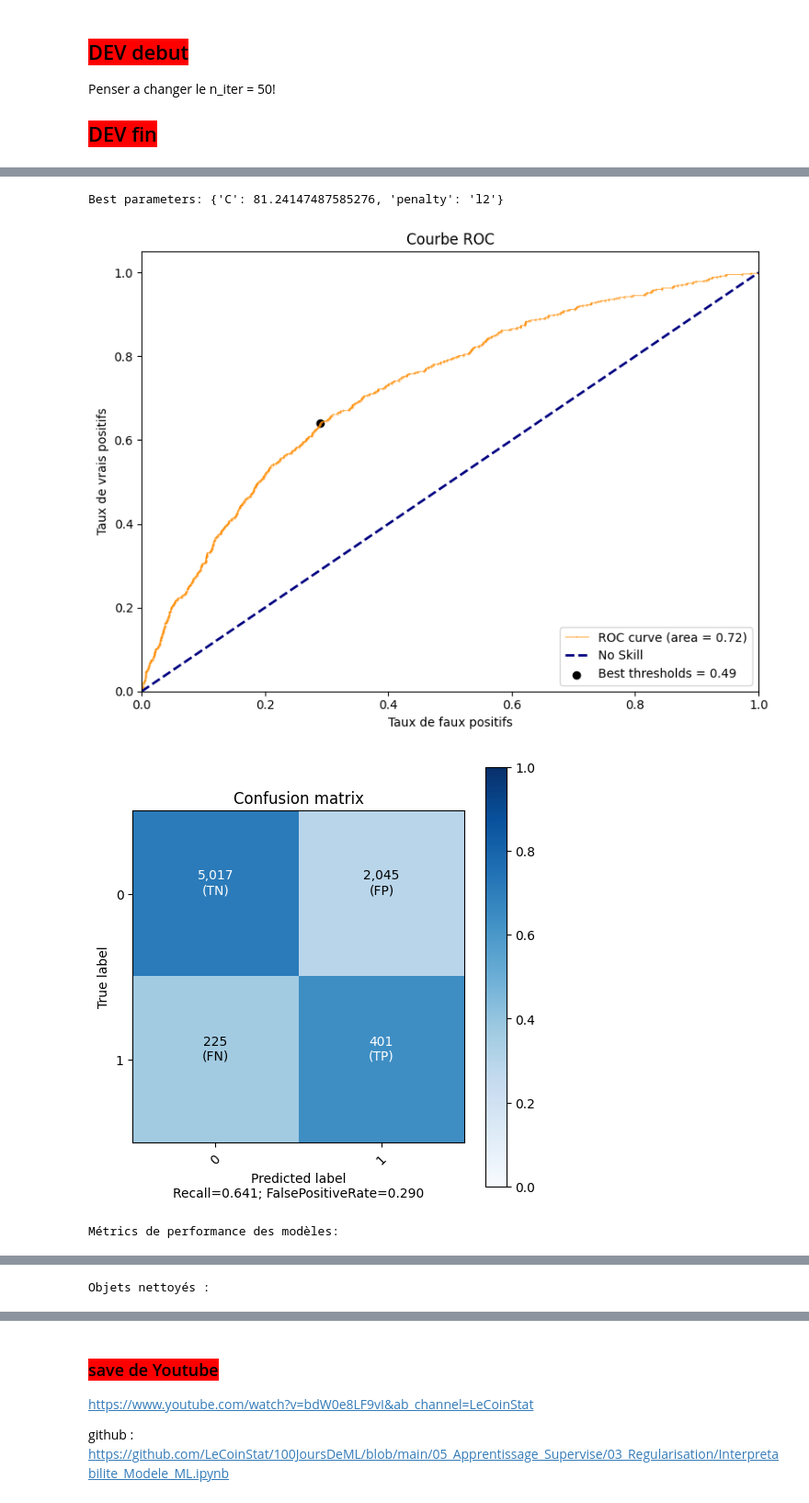
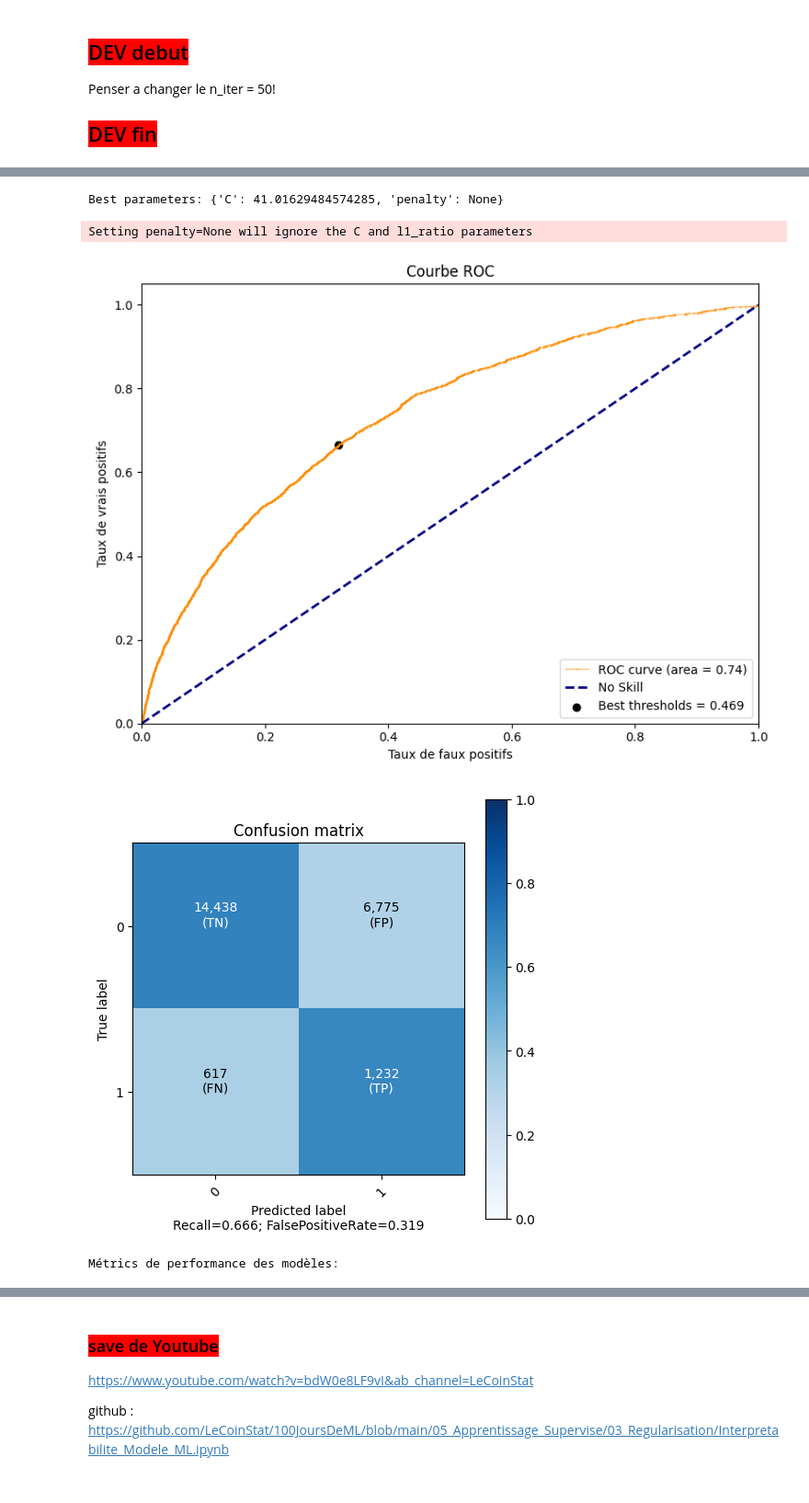
Before and after one commit to pierrickBERTHE/PB7_Scoring_client_de_banque, a Jupyter notebook: Berthe_Pierrick_3_notebook_modelisation_022024.ipynb, the cells around one changed output, grey strips where cells are left out. Shown at 92% size. Drawn from its saved outputs; the diff is of its cells as text; code cells hidden in the pictures.

```diff
--- a/Berthe_Pierrick_3_notebook_modelisation_022024.ipynb
+++ b/Berthe_Pierrick_3_notebook_modelisation_022024.ipynb
@@ -1175,0 +1262,6 @@ memory usage: 1011.1 MB
+# %%
+for col in train_df.columns:
+    if train_df[col].dtype == 'float64':
+        train_df[col] = train_df[col].astype('float32')
+    elif train_df[col].dtype == 'int64':
+        train_df[col] = train_df[col].astype('int32')
@@ -1176,6 +1276,11 @@ memory usage: 1011.1 MB
+# %%
+FRAC = 0.5
+
+# Garde 1 fraction (XX%) des données pour accélérer le temps de calcul en DEV
+train_df = train_df.sample(frac=FRAC, random_state=random_seed)
 # %%
-# Garde 1 fraction (10%) des données pour accélérer le temps de calcul en DEV
-train_df = train_df.sample(frac=0.1, random_state=random_seed)
+# # Garde 1 fraction (10%) des données pour accélérer le temps de calcul en DEV
+# train_df = train_df.sample(frac=0.1, random_state=random_seed)
 # %% [markdown]
 ## <span style='background:red'>DEV fin</span>
 # %% [markdown]
@@ -1332,5 +1453,6 @@ params = {}
 params['TRAIN_SIZE'] = len(X_train)
 params['TEST_SIZE'] = len(X_test)
 params['SEED'] = random_seed
+params['FRAC'] = FRAC
 # %% [markdown]
 ### <span style='background:purple'>c/ Concatenation datasets train et test pour sauvegarde</span>
@@ -1617,6 +1705,9 @@ with mlflow.start_run(run_name="regression_logistic_" + time_str):
         best_thresh
     )
 
+    # Ajouter les meilleurs hyperparamètres à params
+    params.update(best_params)
+
     # Log les paramètres, métrics, artifacts et model à MLflow
     log_mlflow(
         params,
@@ -1654,5 +1746,6 @@ Résultats de la validation croisée BayesSearchCV :
-Best parameters: {'C': 81.24147487585276, 'penalty': 'l2'}
+Best parameters: {'C': 41.01629484574285, 'penalty': None}
+Setting penalty=None will ignore the C and l1_ratio parameters
-[figure, old version]
+[figure, new version]
-[figure, old version]
+[figure, new version]
-Métrics de performance des modèles:
+Métrics de performance des modèles:
 |  | accuracy | auc | f1_score | metier_score | temps_fit | temps_predict | seuil_predict |
@@ -1661 +1753,0 @@ Métrics de performance des modèles:
-Objets nettoyés :
```
Also changed, not shown: parts of 67 cells of this notebook.
